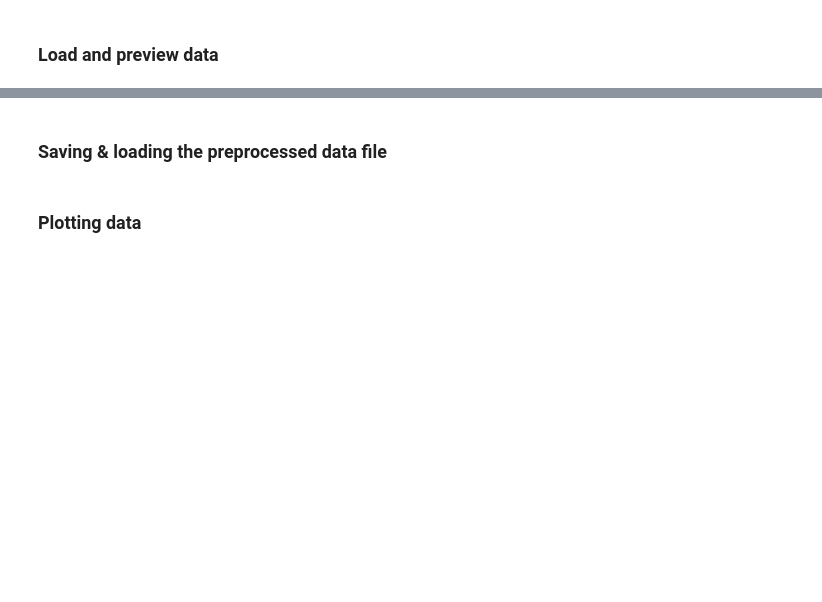
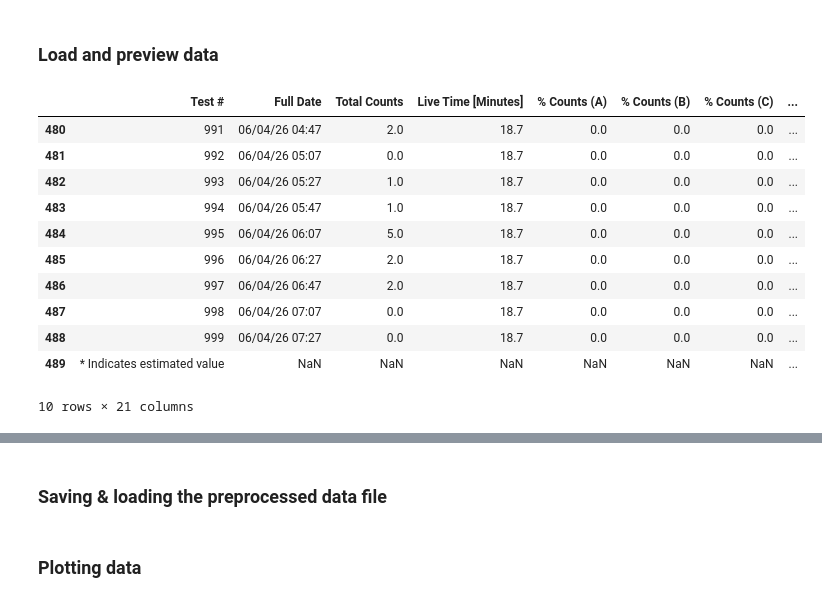
Before and after one commit to ncail/rad7-analysis, a Jupyter notebook: rad7_data_processing.ipynb, the cells around one changed output, grey strips where cells are left out. Cells and saved outputs as stored; diff of their text form; code cells hidden in the pictures; blank space fills up the shorter version.

```diff
--- a/rad7_data_processing.ipynb
+++ b/rad7_data_processing.ipynb
@@ -32,12 +53,24 @@ import plotly.express as px
 # %% [markdown]
 ### Load and preview data
 # %%
-# Get r7raw data file to process.
-raw_data_path = "rad7_data/snolab_low_radon_n2_backgrounds/RAD7 04755 Data 2026-06-04.r7raw"
+# Get r7cdt -> csv data file to process.
+cdt_data_path = "rad7_data/snolab_low_radon_n2_backgrounds/RAD7 04755 Data 2026-06-04 (Comma Delimited)_3.csv"
 
-# Parse the data into an organized table.
-rad7_run_df = read_r7raw(raw_data_path)
+# Read the data into a dataframe.
+rad7_run_df = pd.read_csv(cdt_data_path)
 
-# The r7raw files do not include column headers, and some columns are byte codes.
-# read_r7raw calls parse_raw_data which reads the byte codes and expands them into labeled columns, and consolidates the datetime information into a single DateTime column.
-# No other processing is done, such as dropping rows with invalid values, etc.
+# Check beginning (.head(10)) and end (.tail(10)) of file
+rad7_run_df.tail(10)
+# %% [output]
+|  | Test # | Full Date | Total Counts | Live Time [Minutes] | % Counts (A) | % Counts (B) | % Counts (C) | ... |
+| 480 | 991 | 06/04/26 04:47 | 2.0 | 18.7 | 0.0 | 0.0 | 0.0 | ... |
+| 481 | 992 | 06/04/26 05:07 | 0.0 | 18.7 | 0.0 | 0.0 | 0.0 | ... |
+| 482 | 993 | 06/04/26 05:27 | 1.0 | 18.7 | 0.0 | 0.0 | 0.0 | ... |
+| 483 | 994 | 06/04/26 05:47 | 1.0 | 18.7 | 0.0 | 0.0 | 0.0 | ... |
+| 484 | 995 | 06/04/26 06:07 | 5.0 | 18.7 | 0.0 | 0.0 | 0.0 | ... |
+| 485 | 996 | 06/04/26 06:27 | 2.0 | 18.7 | 0.0 | 0.0 | 0.0 | ... |
+| 486 | 997 | 06/04/26 06:47 | 2.0 | 18.7 | 0.0 | 0.0 | 0.0 | ... |
+| 487 | 998 | 06/04/26 07:07 | 0.0 | 18.7 | 0.0 | 0.0 | 0.0 | ... |
+| 488 | 999 | 06/04/26 07:27 | 0.0 | 18.7 | 0.0 | 0.0 | 0.0 | ... |
+| 489 | * Indicates estimated value | NaN | NaN | NaN | NaN | NaN | NaN | ... |
+10 rows × 21 columns
```
Also changed, not shown: parts of 14 cells of this notebook.
